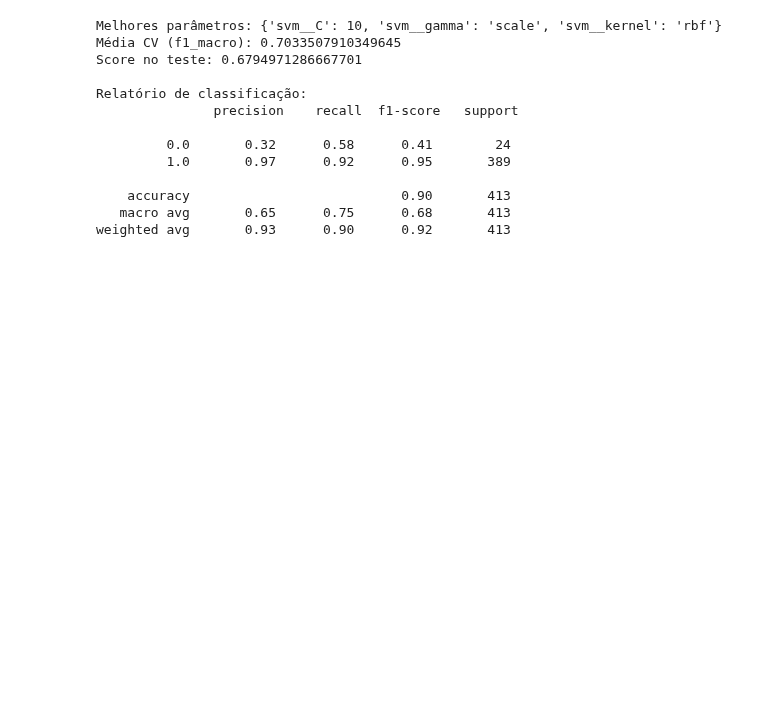
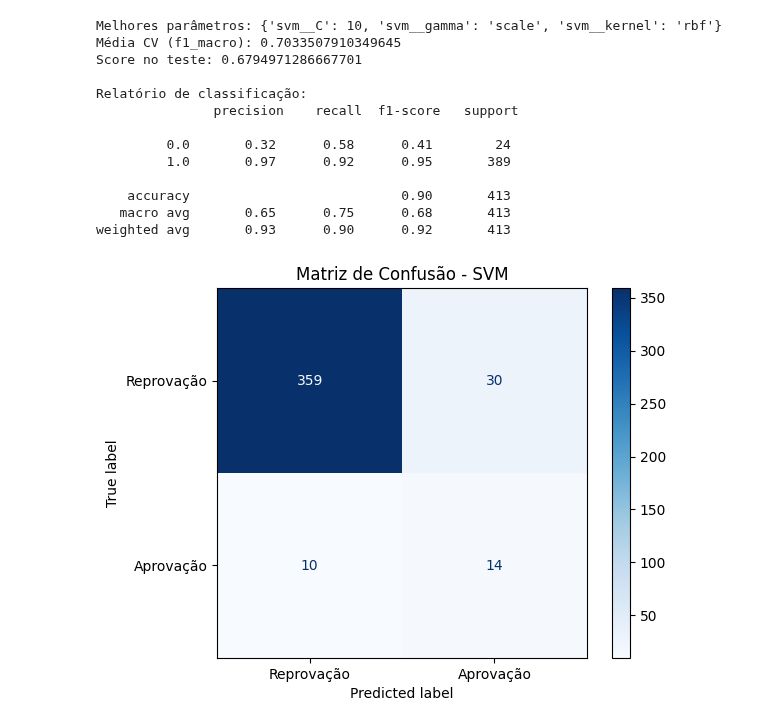
Before and after one commit to antonioatra/LATECH-Predictive_Model, a Jupyter notebook: notebooks/SVM.ipynb, the cells around one changed output. Cells and saved outputs as stored; diff of their text form; code cells hidden in the pictures; blank space fills up the shorter version.

Commit message:
feat: plota matriz de confusão

```diff
--- a/notebooks/SVM.ipynb
+++ b/notebooks/SVM.ipynb
@@ -325,3 +325,18 @@ Relatório de classificação:
     accuracy                           0.90       413
    macro avg       0.65      0.75      0.68       413
 weighted avg       0.93      0.90      0.92       413
+# %%
+from sklearn.metrics import ConfusionMatrixDisplay
+
+disp = ConfusionMatrixDisplay.from_predictions(
+    y3_test,
+    y3_pred,
+    display_labels=["Reprovação", "Aprovação"],
+    cmap="Blues",
+    values_format="d",
+    labels=[1, 0]
+)
+plt.title("Matriz de Confusão - SVM")
+plt.show()
+# %% [output]
+[figure, added]
```
